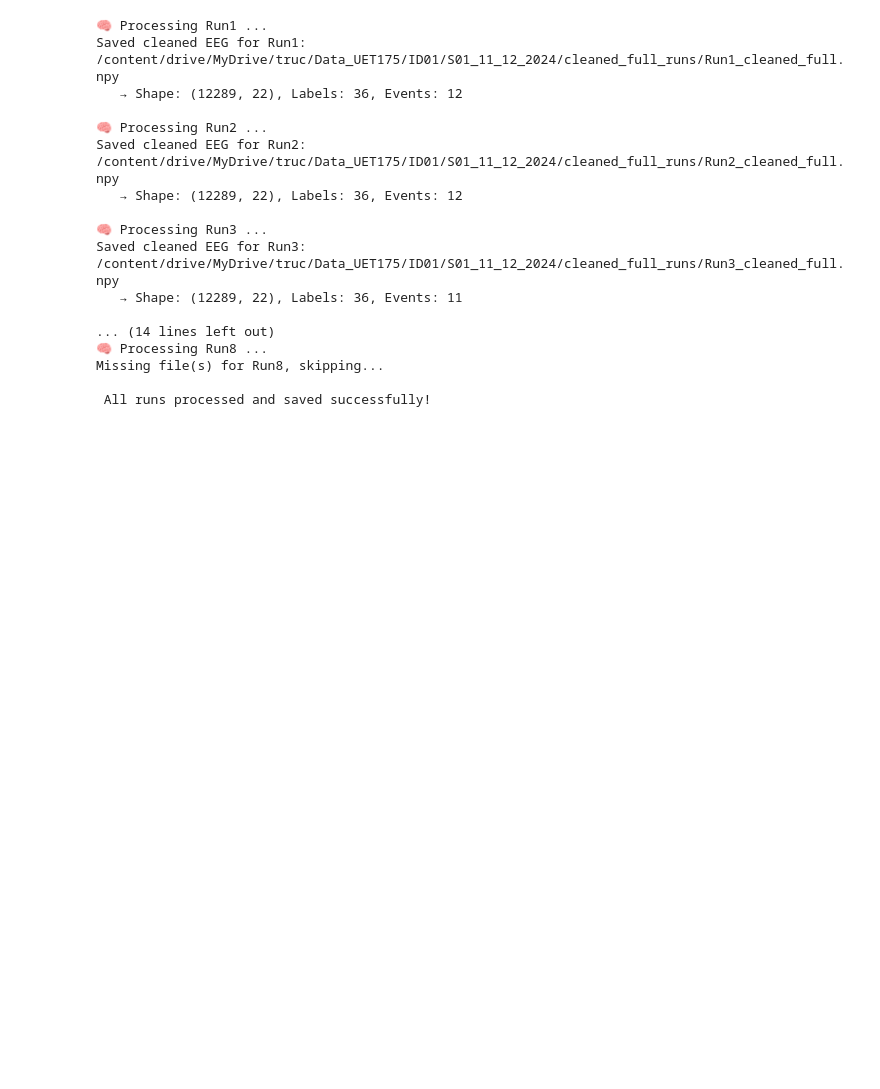
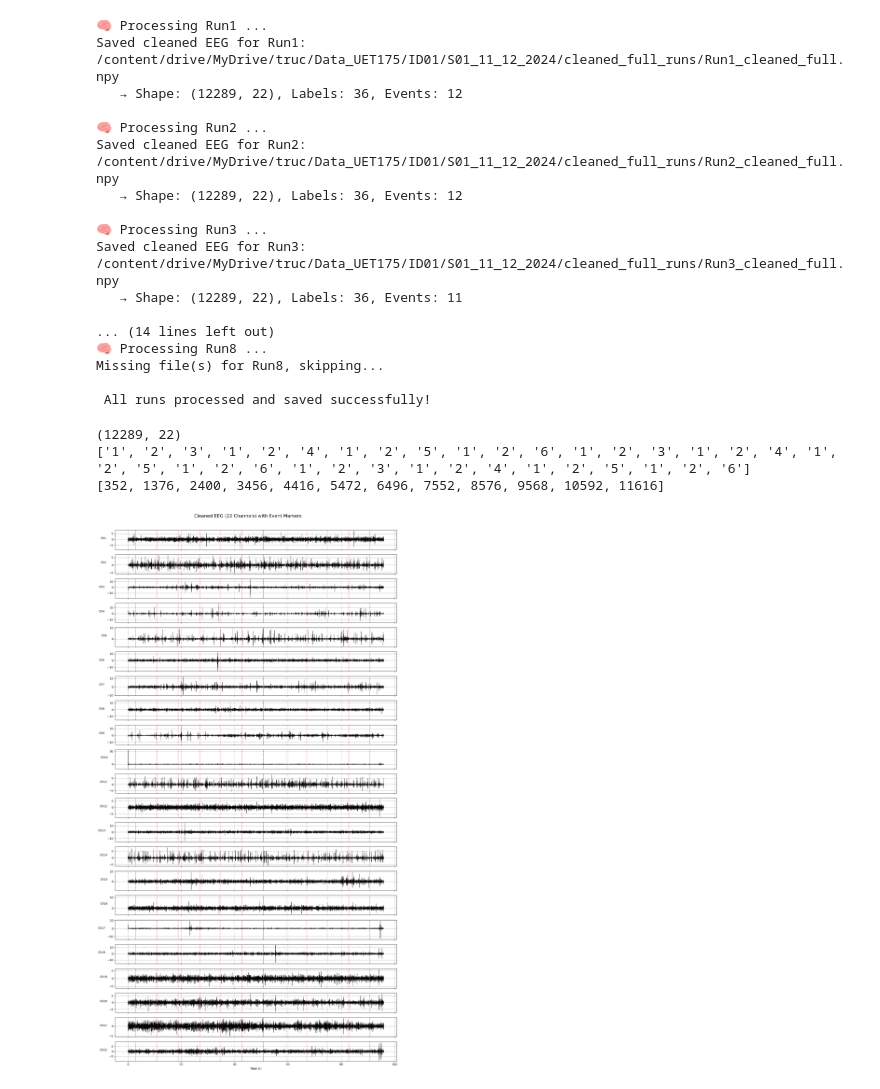
Before and after one commit to Doan-Truc/Doan-Truc, a Jupyter notebook: preprocessing-prethe.ipynb, the cells around one changed output. Drawn from its saved outputs; the diff is of its cells as text; code cells hidden in the pictures; blank space fills up the shorter version.

```diff
--- a/preprocessing-prethe.ipynb
+++ b/preprocessing-prethe.ipynb
@@ -130,3 +130,73 @@ Saved cleaned EEG for Run3: /content/drive/MyDrive/truc/Data_UET175/ID01/S01_11_
 Missing file(s) for Run8, skipping...
 
  All runs processed and saved successfully!
+# %%
+import numpy as np
+
+data = np.load("/content/drive/MyDrive/truc/Data_UET175/ID01/S01_11_12_2024/cleaned_full_runs/Run1_cleaned_full.npy", allow_pickle=True).item()
+
+eeg = data["eeg_clean"]
+labels = data["labels"]
+events = data["events"]
+
+print(eeg.shape)       # (samples, 22)
+print(labels[:36])     # ['1', '2', '3', ...]
+print(events[:12])      # [352, 1344, 2656, ...]
+# %% [output]
+(12289, 22)
+['1', '2', '3', '1', '2', '4', '1', '2', '5', '1', '2', '6', '1', '2', '3', '1', '2', '4', '1', '2', '5', '1', '2', '6', '1', '2', '3', '1', '2', '4', '1', '2', '5', '1', '2', '6']
+[352, 1376, 2400, 3456, 4416, 5472, 6496, 7552, 8576, 9568, 10592, 11616]
+# %%
+import numpy as np
+import matplotlib.pyplot as plt
+
+# ==== Load EEG data ====
+data_path = "/content/drive/MyDrive/truc/Data_UET175/ID01/S01_11_12_2024/cleaned_full_runs/Run1_cleaned_full.npy"
+data = np.load(data_path, allow_pickle=True).item()
+
+eeg = data["eeg_clean"]          # (samples, 22)
+labels = data["labels"]          # list các nhãn hành động
+events = data["events"]          # timestamp bắt đầu trial (đơn vị sample)
+fs = data["sampling_rate"]       # 128 Hz
+n_channels = data["channel_count"]
+
+# ==== Tạo vector thời gian ====
+time = np.arange(eeg.shape[0]) / fs  # giây
+
+# ==== Khai báo mapping nhãn ====
+label_map = {
+    '1': 'Rest',
+    '2': 'Cue',
+    '3': 'Right Hand',
+    '4': 'Left Hand',
+    '5': 'Right Foot',
+    '6': 'Left Foot'
+}
+
+# ==== Vẽ EEG 22 kênh ====
+fig, axs = plt.subplots(n_channels, 1, figsize=(15, 28), sharex=True)
+
+for i in range(n_channels):
+    axs[i].plot(time, eeg[:, i], lw=0.5, color='black')
+    axs[i].set_ylabel(f"Ch{i+1}", rotation=0, labelpad=20)
+    axs[i].grid(True)
+
+# ==== Thêm marker cho các event ====
+for idx, ev in enumerate(events):
+    ev_time = ev / fs
+    label_idx = idx * 4 + 2  # MI action thứ 3 trong 4 hành động mỗi trial
+    if label_idx < len(labels):
+        label = label_map.get(labels[label_idx], "Unknown")
+    else:
+        label = "Unknown"
+
+    for ax in axs:
+        ax.axvline(ev_time, color='red', linestyle='--', lw=0.8)
+        """ax.text(ev_time + 0.2, ax.get_ylim()[1]*0.8, label, color='blue', fontsize=6)"""
+
+axs[-1].set_xlabel("Time (s)")
+plt.suptitle("Cleaned EEG (22 Channels) with Event Markers", fontsize=16)
+plt.tight_layout(rect=[0, 0, 1, 0.97])
+plt.show()
+# %% [output]
+[figure, added]
```
Also changed, not shown: parts of 3 cells of this notebook.
